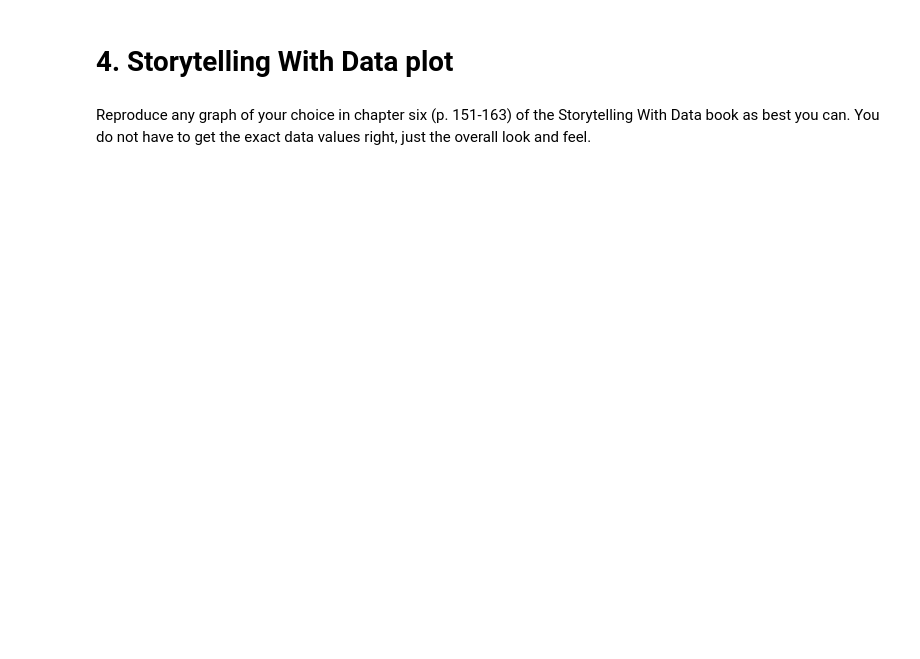
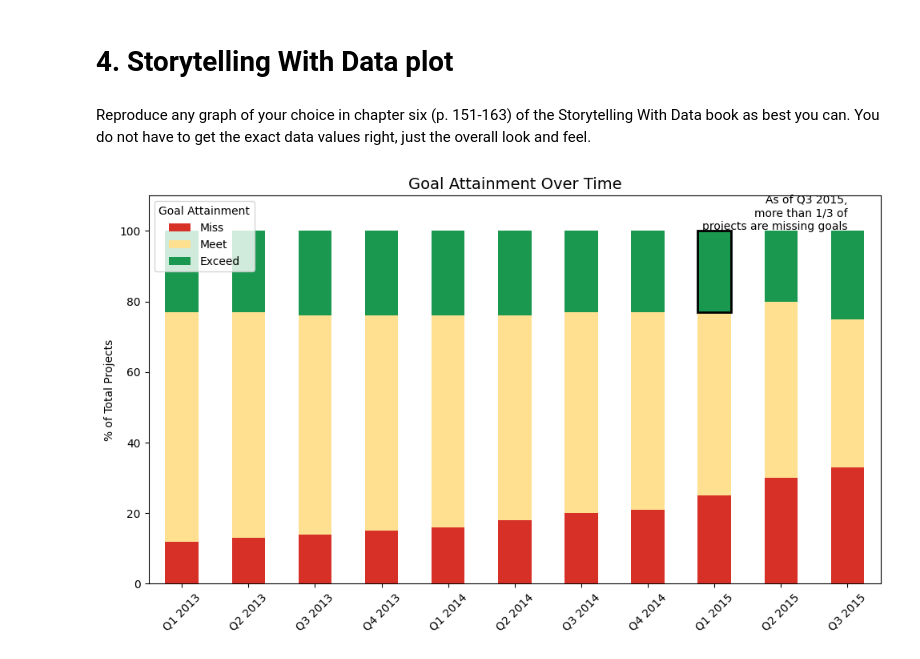
Before and after one commit to joshua-vonkorff/Module-B-semester-2, a Jupyter notebook: ModB2-Week10-Volodkevich-Violette.ipynb, the cells around one changed output. Cells and saved outputs as stored; diff of their text form; code cells hidden in the pictures; blank space fills up the shorter version.

```diff
--- a/ModB2-Week10-Volodkevich-Violette.ipynb
+++ b/ModB2-Week10-Volodkevich-Violette.ipynb
@@ -164,3 +230,56 @@ Choose at least one that you want to learn about, use it, and research it online
 # 4. Storytelling With Data plot
 # %% [markdown]
 Reproduce any graph of your choice in chapter six (p. 151-163) of the Storytelling With Data book as best you can. You do not have to get the exact data values right, just the overall look and feel.
+# %%
+import pandas as pd
+import matplotlib.pyplot as plt
+
+# Simulated data based on goal attainment over time
+quarters = [
+    'Q1 2013', 'Q2 2013', 'Q3 2013', 'Q4 2013',
+    'Q1 2014', 'Q2 2014', 'Q3 2014', 'Q4 2014',
+    'Q1 2015', 'Q2 2015', 'Q3 2015'
+]
+
+miss =   [12, 13, 14, 15, 16, 18, 20, 21, 25, 30, 33]
+meet =   [65, 64, 62, 61, 60, 58, 57, 56, 52, 50, 42]
+exceed = [23, 23, 24, 24, 24, 24, 23, 23, 23, 20, 25]
+
+# Create DataFrame
+df = pd.DataFrame({
+    'Quarter': quarters,
+    'Miss': miss,
+    'Meet': meet,
+    'Exceed': exceed
+})
+
+# Set the index to Quarter for plotting
+df.set_index('Quarter', inplace=True)
+
+# Plotting
+fig, ax = plt.subplots(figsize=(10, 6))
+df.plot(kind='bar', stacked=True, color=['#d73027', '#fee090', '#1a9850'], ax=ax)
+
+# Highlight the last "Miss" bar with a border
+bars = ax.patches[-3]  # The third last patch is the "Miss" bar in Q3 2015
+bars.set_edgecolor('black')
+bars.set_linewidth(2)
+
+# Add annotation above the last bar
+ax.text(len(df)-1, 105,
+        'As of Q3 2015,\nmore than 1/3 of\nprojects are missing goals',
+        ha='right', va='center', fontsize=10, color='black')
+
+# Styling
+ax.set_title('Goal Attainment Over Time', fontsize=14)
+ax.set_ylabel('% of Total Projects')
+ax.set_xlabel('')
+ax.legend(title='Goal Attainment')
+plt.xticks(rotation=45)
+plt.ylim(0, 110)
+plt.tight_layout()
+
+# Show plot
+plt.show()
+# %% [output]
+[figure, added]
```
Also changed, not shown: parts of 8 cells of this notebook, 1 other file.
